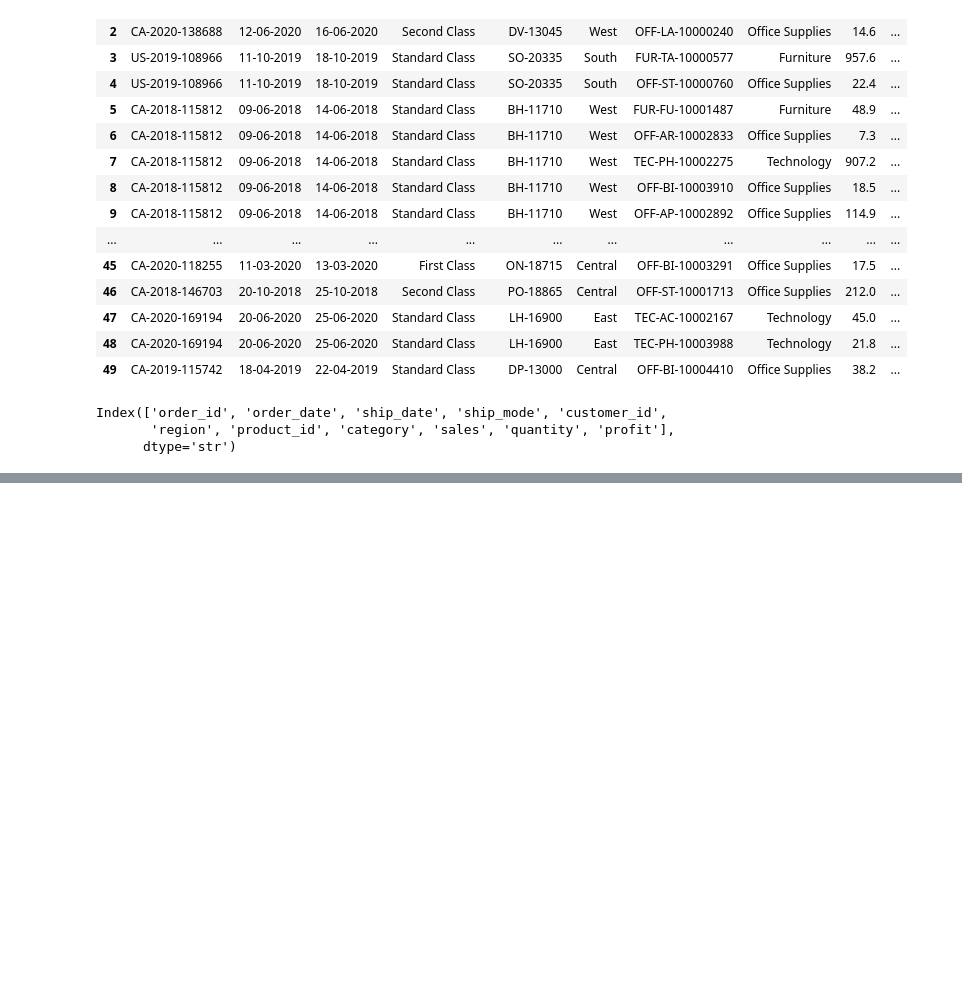
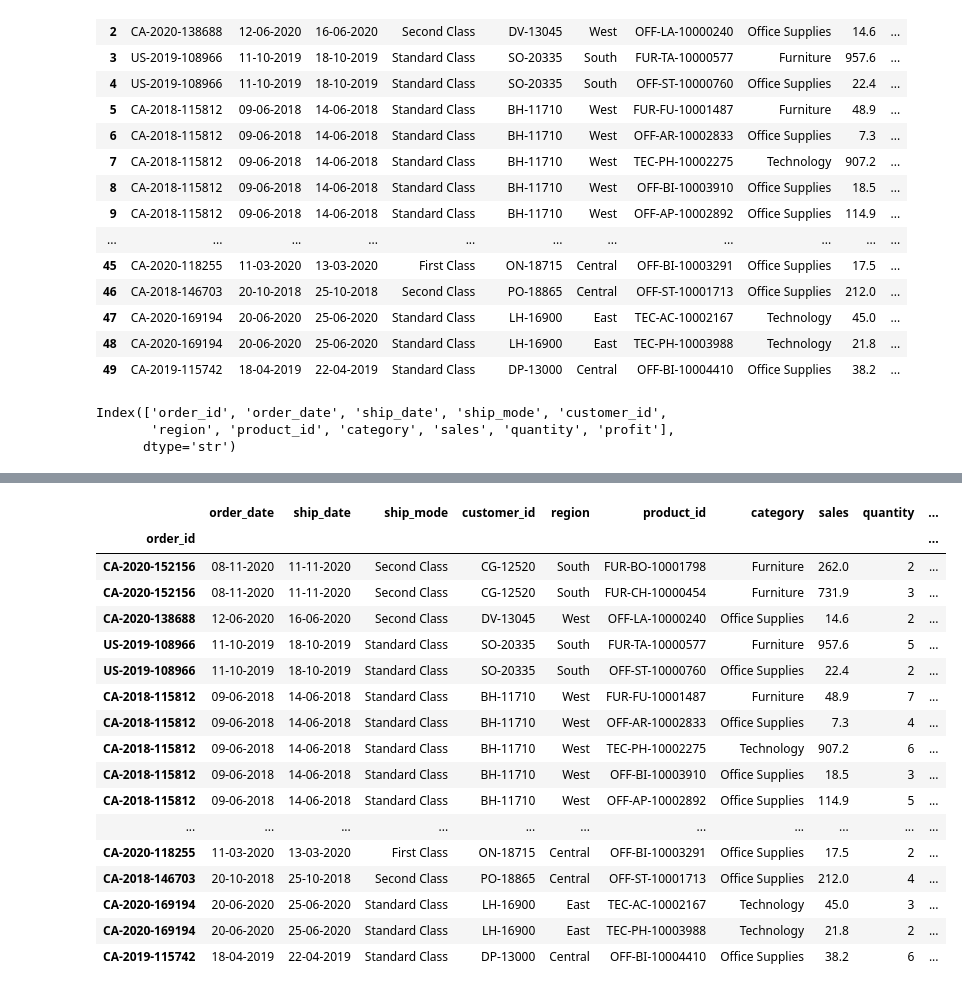
Before and after one commit to Suryansh-Samal/Advanced-Python-for-Data-Engineering, a Jupyter notebook: 10_Pandas/02_Data_Selection.ipynb, the cells around one changed output, grey strips where cells are left out. Drawn from its saved outputs; the diff is of its cells as text; code cells hidden in the pictures; blank space fills up the shorter version.

```diff
--- a/10_Pandas/02_Data_Selection.ipynb
+++ b/10_Pandas/02_Data_Selection.ipynb
@@ -54,7 +51,11 @@ df
 | 49 | CA-2020-169194 | 20-06-2020 | 25-06-2020 | Standard Class | LH-16900 | East | TEC-PH-10003988 | Technology | 21.8 | 2 | 6.1 |
 | 50 | CA-2019-115742 | 18-04-2019 | 22-04-2019 | Standard Class | DP-13000 | Central | OFF-BI-10004410 | Office Supplies | 38.2 | 6 | 18 |
 # %%
-col = ['order_id', 'order_date', 'ship_date']
+import pandas as pd
 
-df[col]
+df = pd.read_csv(r'C:\Users\Suryansh\Documents\gitsql\Python-for-DE-Advanced\10_Pandas\Dataset\orders.csv') #wont count the header
+col = ['order_id', 'order_date', 'ship_date'] #will print only first 3 columns
+df_new = df[col]
+#df[[ 'order_id', 'order_date', 'ship_date']] can also be done like this
+df_new
 # %% [output]
@@ -65,0 +145,21 @@ list
+# %%
+df.set_index('order_id', inplace= True) #will set order id as an index and use inplace if u actually want to set order id as an index
+# %% [output]
+|  | order_date | ship_date | ship_mode | customer_id | region | product_id | category | sales | quantity | ... |
+| order_id |  |  |  |  |  |  |  |  |  | ... |
+| CA-2020-152156 | 08-11-2020 | 11-11-2020 | Second Class | CG-12520 | South | FUR-BO-10001798 | Furniture | 262.0 | 2 | ... |
+| CA-2020-152156 | 08-11-2020 | 11-11-2020 | Second Class | CG-12520 | South | FUR-CH-10000454 | Furniture | 731.9 | 3 | ... |
+| CA-2020-138688 | 12-06-2020 | 16-06-2020 | Second Class | DV-13045 | West | OFF-LA-10000240 | Office Supplies | 14.6 | 2 | ... |
+| US-2019-108966 | 11-10-2019 | 18-10-2019 | Standard Class | SO-20335 | South | FUR-TA-10000577 | Furniture | 957.6 | 5 | ... |
+| US-2019-108966 | 11-10-2019 | 18-10-2019 | Standard Class | SO-20335 | South | OFF-ST-10000760 | Office Supplies | 22.4 | 2 | ... |
+| CA-2018-115812 | 09-06-2018 | 14-06-2018 | Standard Class | BH-11710 | West | FUR-FU-10001487 | Furniture | 48.9 | 7 | ... |
+| CA-2018-115812 | 09-06-2018 | 14-06-2018 | Standard Class | BH-11710 | West | OFF-AR-10002833 | Office Supplies | 7.3 | 4 | ... |
+| CA-2018-115812 | 09-06-2018 | 14-06-2018 | Standard Class | BH-11710 | West | TEC-PH-10002275 | Technology | 907.2 | 6 | ... |
+| CA-2018-115812 | 09-06-2018 | 14-06-2018 | Standard Class | BH-11710 | West | OFF-BI-10003910 | Office Supplies | 18.5 | 3 | ... |
+| CA-2018-115812 | 09-06-2018 | 14-06-2018 | Standard Class | BH-11710 | West | OFF-AP-10002892 | Office Supplies | 114.9 | 5 | ... |
+| ... | ... | ... | ... | ... | ... | ... | ... | ... | ... | ... |
+| CA-2020-118255 | 11-03-2020 | 13-03-2020 | First Class | ON-18715 | Central | OFF-BI-10003291 | Office Supplies | 17.5 | 2 | ... |
+| CA-2018-146703 | 20-10-2018 | 25-10-2018 | Second Class | PO-18865 | Central | OFF-ST-10001713 | Office Supplies | 212.0 | 4 | ... |
+| CA-2020-169194 | 20-06-2020 | 25-06-2020 | Standard Class | LH-16900 | East | TEC-AC-10002167 | Technology | 45.0 | 3 | ... |
+| CA-2020-169194 | 20-06-2020 | 25-06-2020 | Standard Class | LH-16900 | East | TEC-PH-10003988 | Technology | 21.8 | 2 | ... |
+| CA-2019-115742 | 18-04-2019 | 22-04-2019 | Standard Class | DP-13000 | Central | OFF-BI-10004410 | Office Supplies | 38.2 | 6 | ... |
```
Also changed, not shown: parts of 17 cells of this notebook.
